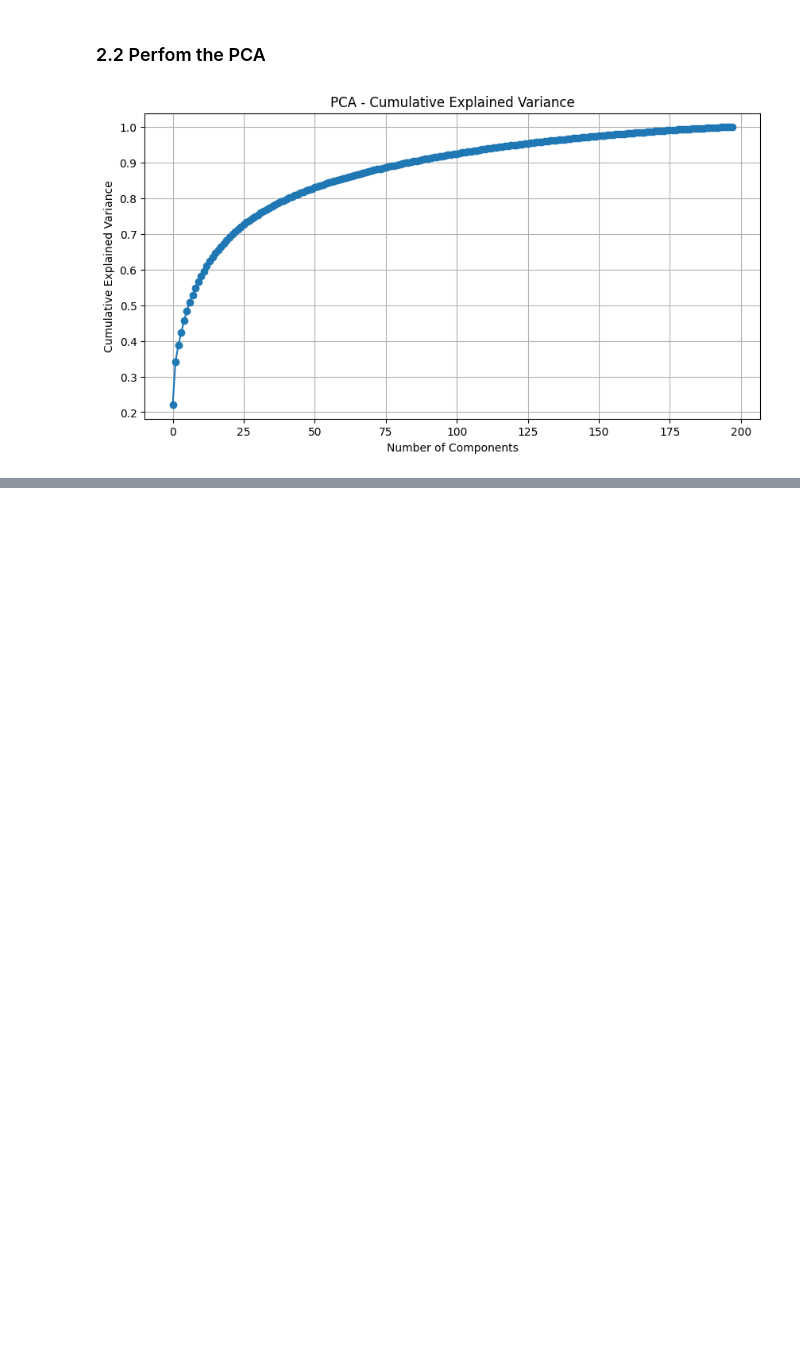
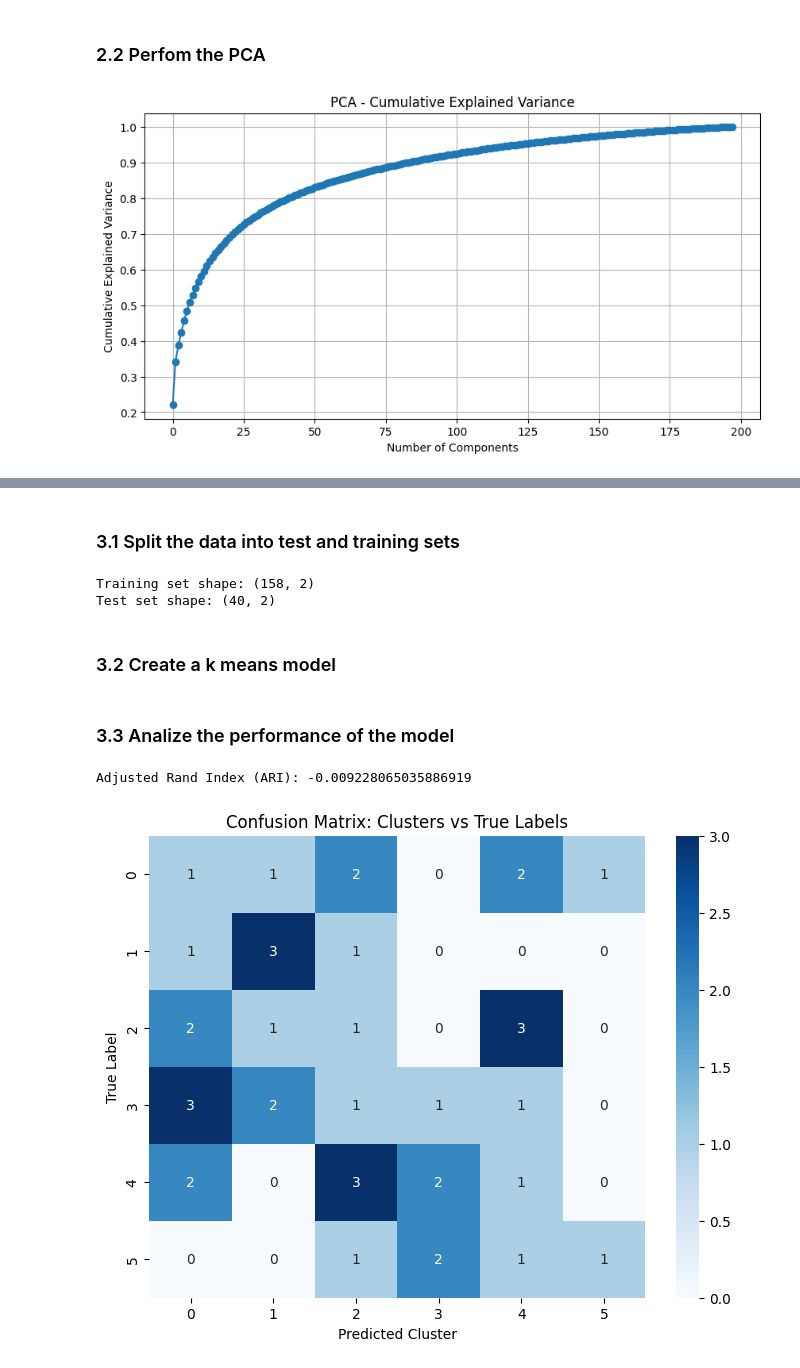
Before and after one commit to DanielTC342/IVE_face_recognition, a Jupyter notebook: IVE_face_recognition_code.ipynb, the cells around one changed output, grey strips where cells are left out. Saved outputs shown, nothing was run; the diff lists cells and outputs as text; code cells hidden in the pictures; blank space fills up the shorter version.

Commit message:
First result of the PCA and K-Means algorithm

```diff
--- a/IVE_face_recognition_code.ipynb
+++ b/IVE_face_recognition_code.ipynb
@@ -178,0 +199,55 @@ unique_labes ['Gaeul' 'Leeseo' 'Liz' 'Rei' 'Wonyoung' 'Yujin']
+# %% [markdown]
+### 3.1 Split the data into test and training sets
+# %%
+from sklearn.model_selection import train_test_split
+
+X_train, X_test, y_train, y_test = train_test_split(images_2d,
+                                                    encoded_labels,
+                                                    test_size=0.2,
+                                                    random_state=42) # This split the features into the X sets and the labels into the y sets
+
+print("Training set shape:", X_train.shape)
+print("Test set shape:", X_test.shape)
+# %% [output]
+Training set shape: (158, 2)
+Test set shape: (40, 2)
+# %% [markdown]
+### 3.2 Create a k means model
+# %%
+from sklearn.cluster import KMeans
+
+km_model = KMeans(n_clusters=6, random_state=42) # Due to the number of members
+
+# Fit the model
+
+km_model.fit(X_train)
+
+# Predict values
+
+pred = km_model.predict(X_test)
+# %% [markdown]
+### 3.3 Analize the performance of the model
+# %%
+from sklearn.metrics import adjusted_rand_score, confusion_matrix
+
+# ARI SCORE
+
+ari_score = adjusted_rand_score(y_test, pred)
+
+print("Adjusted Rand Index (ARI):", ari_score)
+
+# CONFUSION MATRIX
+
+import seaborn as sns
+
+cm = confusion_matrix(y_test, pred)
+
+plt.figure(figsize=(8, 6))
+sns.heatmap(cm, annot=True, fmt='d', cmap='Blues')
+plt.title("Confusion Matrix: Clusters vs True Labels")
+plt.xlabel("Predicted Cluster")
+plt.ylabel("True Label")
+plt.show()
+# %% [output]
+Adjusted Rand Index (ARI): -0.009228065035886919
+[figure, added]
```
Also changed, not shown: parts of 7 cells of this notebook.
